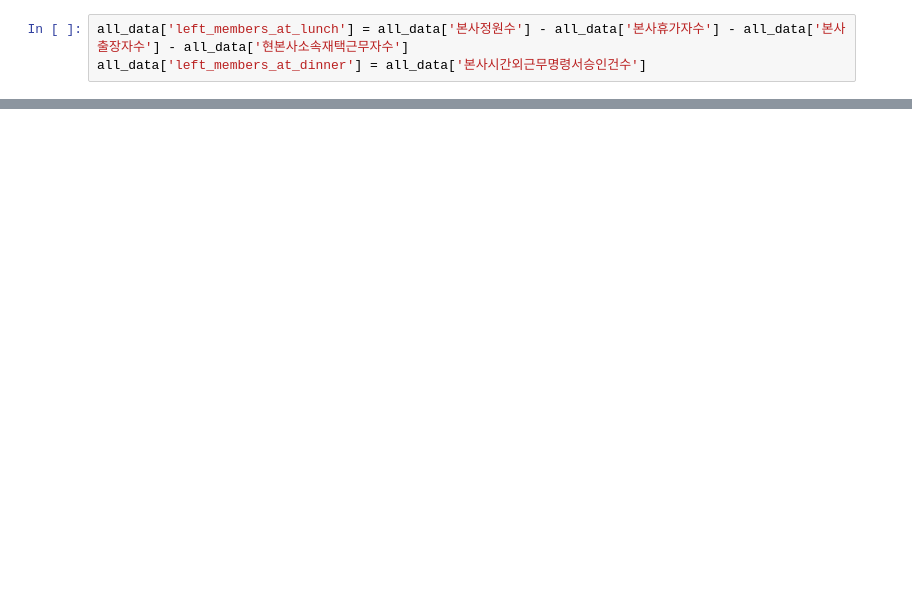
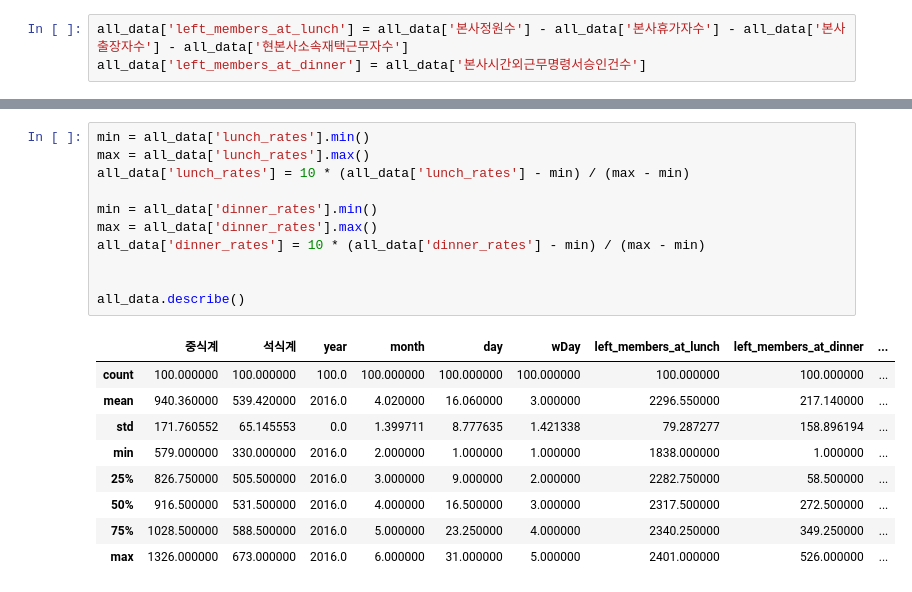
Before and after one commit to dlsdnjs96/Machine_Learning, a Jupyter notebook: cafeteria.ipynb, the cells around one changed output, grey strips where cells are left out. Saved outputs shown, nothing was run; the diff lists cells and outputs as text; blank space fills up the shorter version.

```diff
--- a/cafeteria.ipynb
+++ b/cafeteria.ipynb
@@ -66 +134,22 @@ all_data.head()
+# %%
+min = all_data['lunch_rates'].min()
+max = all_data['lunch_rates'].max()
+all_data['lunch_rates'] = 10 * (all_data['lunch_rates'] - min) / (max - min)
+
+min = all_data['dinner_rates'].min()
+max = all_data['dinner_rates'].max()
+all_data['dinner_rates'] = 10 * (all_data['dinner_rates'] - min) / (max - min)
+
+
+all_data.describe()
+# %% [output]
+|  | 중식계 | 석식계 | year | month | day | wDay | left_members_at_lunch | left_members_at_dinner | ... |
+| count | 100.000000 | 100.000000 | 100.0 | 100.000000 | 100.000000 | 100.000000 | 100.000000 | 100.000000 | ... |
+| mean | 940.360000 | 539.420000 | 2016.0 | 4.020000 | 16.060000 | 3.000000 | 2296.550000 | 217.140000 | ... |
+| std | 171.760552 | 65.145553 | 0.0 | 1.399711 | 8.777635 | 1.421338 | 79.287277 | 158.896194 | ... |
+| min | 579.000000 | 330.000000 | 2016.0 | 2.000000 | 1.000000 | 1.000000 | 1838.000000 | 1.000000 | ... |
+| 25% | 826.750000 | 505.500000 | 2016.0 | 3.000000 | 9.000000 | 2.000000 | 2282.750000 | 58.500000 | ... |
+| 50% | 916.500000 | 531.500000 | 2016.0 | 4.000000 | 16.500000 | 3.000000 | 2317.500000 | 272.500000 | ... |
+| 75% | 1028.500000 | 588.500000 | 2016.0 | 5.000000 | 23.250000 | 4.000000 | 2340.250000 | 349.250000 | ... |
+| max | 1326.000000 | 673.000000 | 2016.0 | 6.000000 | 31.000000 | 5.000000 | 2401.000000 | 526.000000 | ... |
 # %%
```
Also changed, not shown: parts of 9 cells of this notebook.
